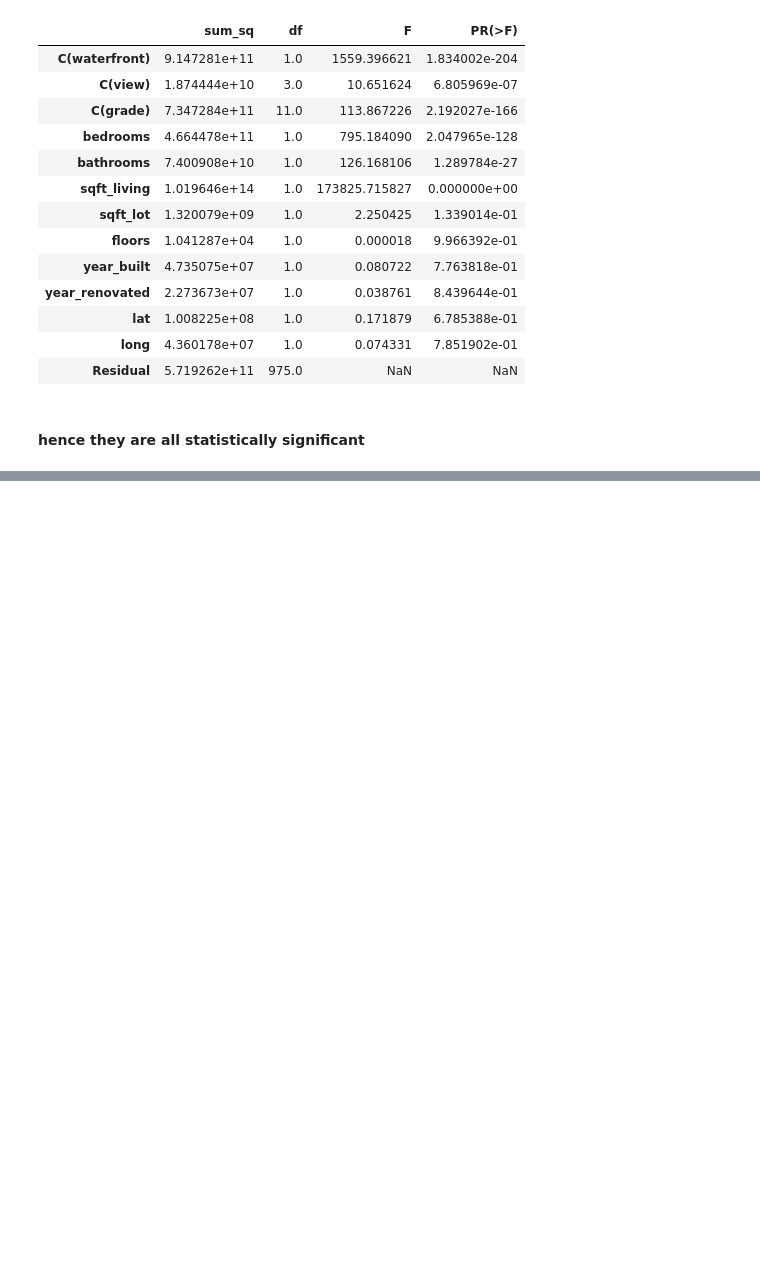
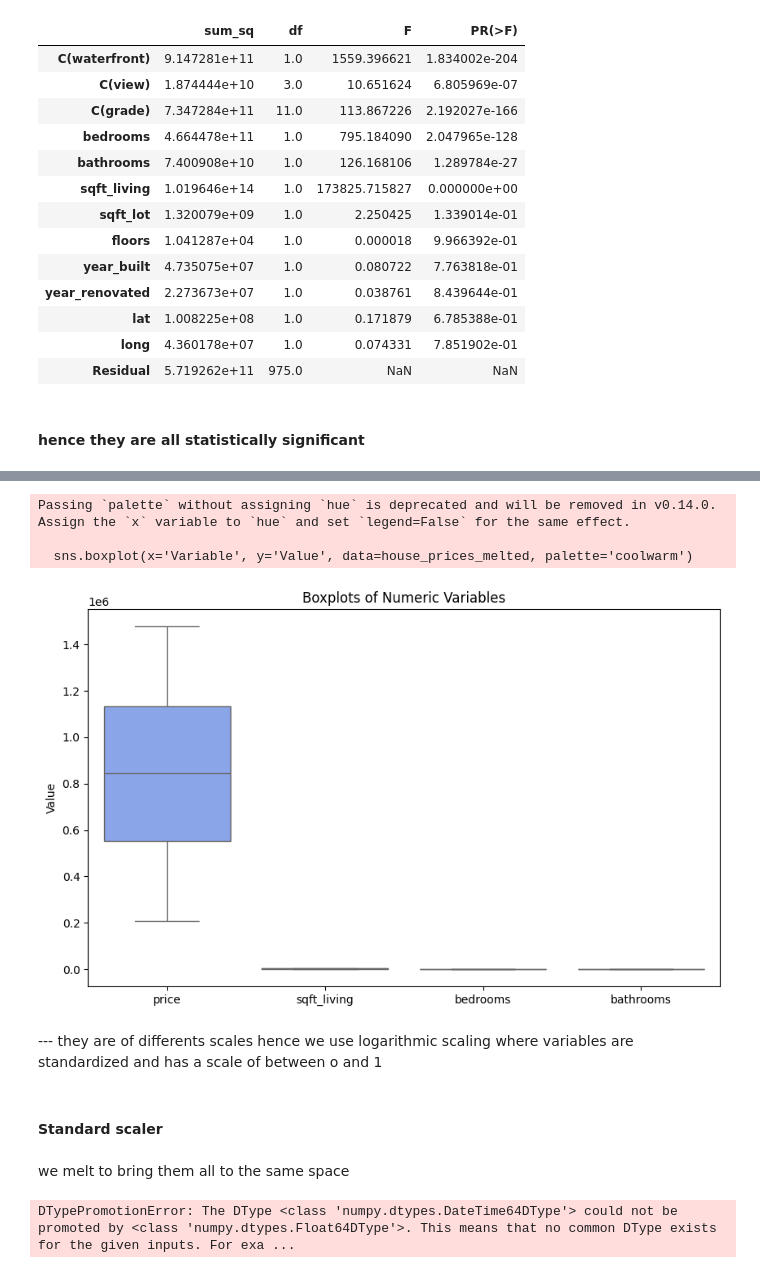
Before and after one commit to Njeri-Kimaru/Python-plus-main, a Jupyter notebook: house_prices.ipynb, the cells around one changed output, grey strips where cells are left out. Drawn from its saved outputs; the diff is of its cells as text; code cells hidden in the pictures; blank space fills up the shorter version.

```diff
--- a/house_prices.ipynb
+++ b/house_prices.ipynb
@@ -267,0 +449,36 @@ table
+# %%
+numeric_cols = ['price', 'sqft_living', 'bedrooms', 'bathrooms']
+
+# Melt data into long format
+house_prices_melted = house_prices_data[numeric_cols].melt(var_name='Variable', value_name='Value')
+
+# Plot all boxplots in one chart
+plt.figure(figsize=(10, 6))
+sns.boxplot(x='Variable', y='Value', data=house_prices_melted, palette='coolwarm')
+plt.title('Boxplots of Numeric Variables')
+plt.xlabel('')
+plt.ylabel('Value')
+plt.show()
+# %% [output]
+Passing `palette` without assigning `hue` is deprecated and will be removed in v0.14.0. Assign the `x` variable to `hue` and set `legend=False` for the same effect.
+
+  sns.boxplot(x='Variable', y='Value', data=house_prices_melted, palette='coolwarm')
+[figure, added]
+# %% [markdown]
+--- they are of differents scales hence we use logarithmic scaling where variables are standardized and has a scale of between o and 1
+# %% [markdown]
+#### Standard scaler
+# %% [markdown]
+we melt to bring them all to the same space
+# %%
+min_max_scaler = MinMaxScaler()
+data_scaled = min_max_scaler.fit_transform(x)
+scaled_df = pd.DataFrame(data_scaled)
+scaled_melted = scaled_df.melt(var_name='variable', value_name='scaled value')
+
+plt.figure(figsize= (10,6))
+sns.boxplot(x = 'variable' , y= 'scaled value',data= scaled_melted, palette = 'viridis')
+plt.title('standardized scales boxplots [0-1]')
+plt.show()
+# %% [output]
+DTypePromotionError: The DType <class 'numpy.dtypes.DateTime64DType'> could not be promoted by <class 'numpy.dtypes.Float64DType'>. This means that no common DType exists for the given inputs. For exa ...
```
Also changed, not shown: parts of 20 cells of this notebook, 3 other files.
